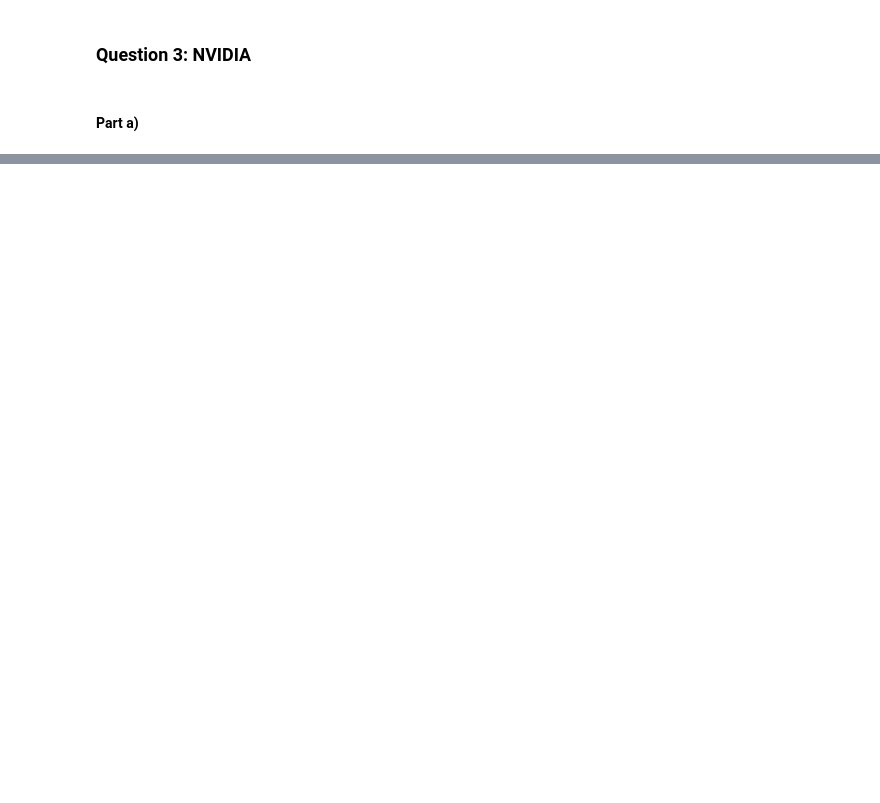
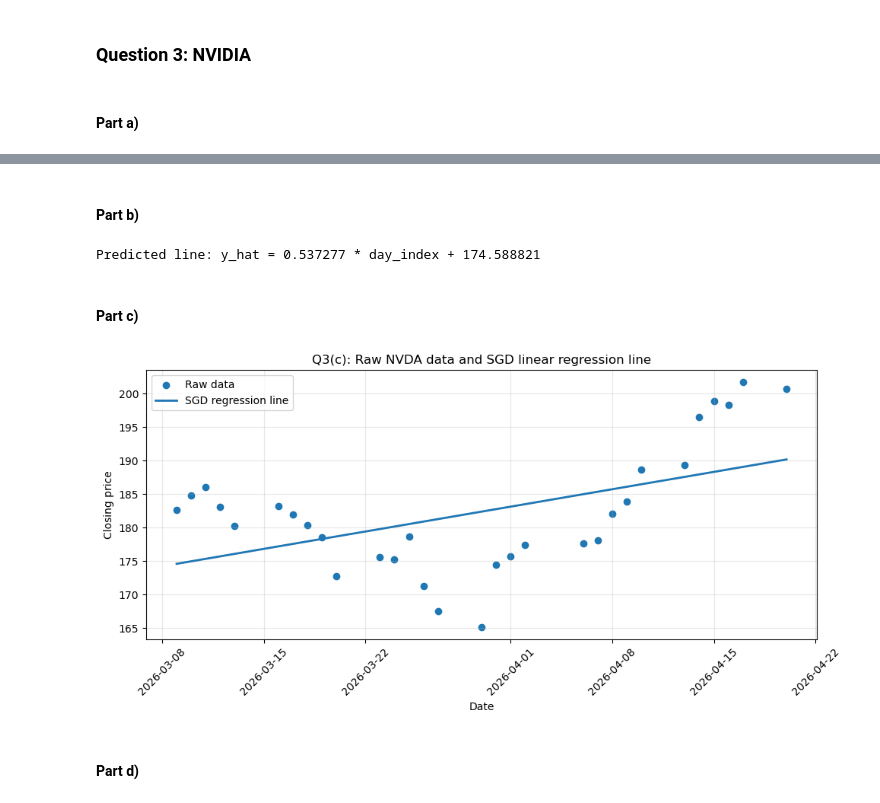
Before and after one commit to AhmadShah-1/BigDataAnalytics, a Jupyter notebook: Ahmad/3.ipynb, the cells around one changed output, grey strips where cells are left out. Saved outputs shown, nothing was run; the diff lists cells and outputs as text; code cells hidden in the pictures; blank space fills up the shorter version.

```diff
--- a/Ahmad/3.ipynb
+++ b/Ahmad/3.ipynb
@@ -89,0 +89,41 @@ Last 30 trading-day NVDA close prices:
+# %% [markdown]
+#### Part b)
+# %%
+x = np.arange(len(df), dtype=float)
+y = df["Close"].to_numpy(dtype=float)
+
+sgd_out = train_sgd_linear_regression(x, y, epochs=1000, eta0=0.01, seed=0)
+
+slope = sgd_out["slope"]
+intercept = sgd_out["intercept"]
+
+print(f"Predicted line: y_hat = {np.asarray(slope).item():.6f} * day_index + {np.asarray(intercept).item():.6f}")
+# %% [output]
+Predicted line: y_hat = 0.537277 * day_index + 174.588821
+# %% [markdown]
+#### Part c)
+# %%
+y_hat = slope * x + intercept
+
+n = len(df)
+y_end = slope * (n - 1) + intercept
+
+
+plt.figure(figsize=(10, 5))
+plt.scatter(df["Date"], y, label="Raw data")
+# We do this because using just y_hat would lead the plot to look squiggly and irregular, this is due to the fact the x-axis uses dates,
+# However the gap between consecture rows isn't constant (weekend/holidays) ruin the segments, so we use the code below to draw the line between endpoints
+plt.plot([df["Date"].iloc[0], df["Date"].iloc[-1]],[float(intercept), float(y_end)], linewidth=2, label="SGD regression line")
+plt.xlabel("Date")
+plt.ylabel("Closing price")
+plt.title("Q3(c): Raw NVDA data and SGD linear regression line")
+plt.legend()
+plt.grid(True, alpha=0.3)
+plt.xticks(rotation=45)
+plt.tight_layout()
+plt.savefig("q3_nvda_fit.png", dpi=200)
+plt.show()
+# %% [output]
+[figure, added]
+# %% [markdown]
+#### Part d)
```
Also changed, not shown: parts of 6 cells of this notebook, 8 other files.
